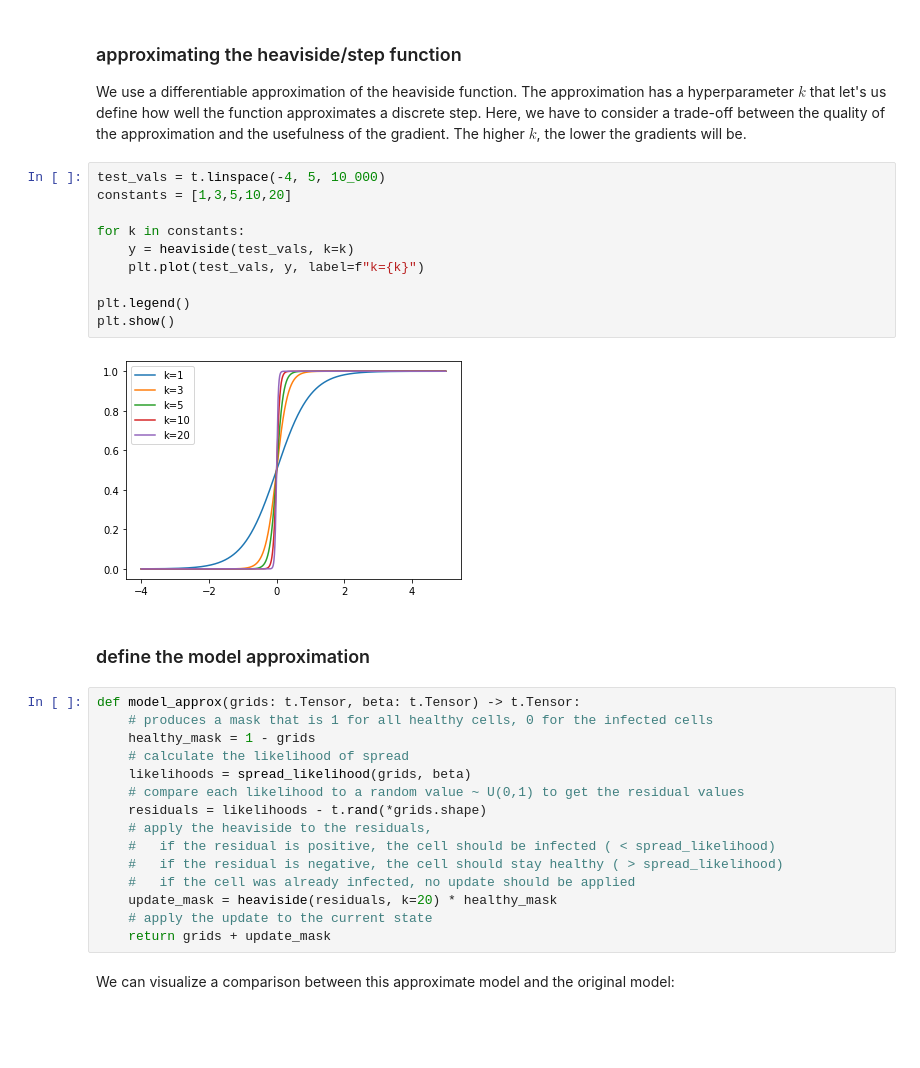
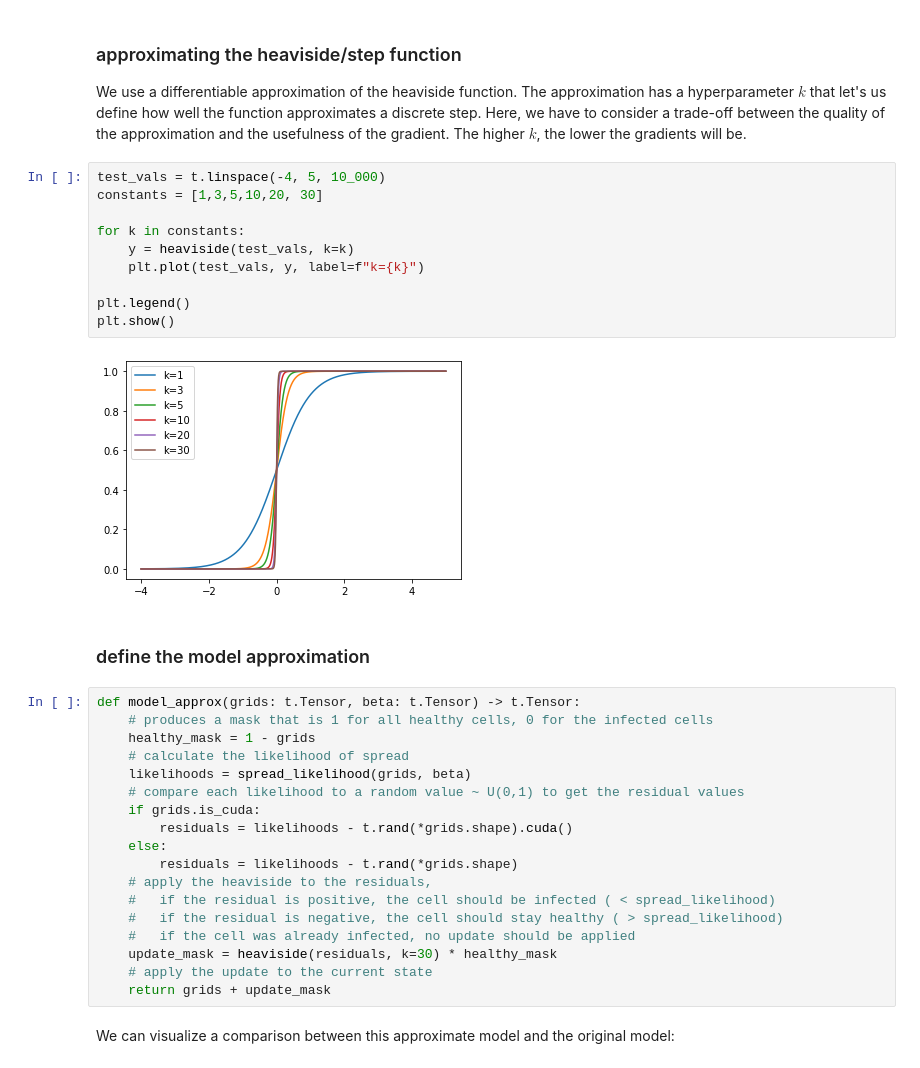
Before and after one commit to JanSchering/Thesis, a Jupyter notebook: si_model/SI_Experiment3.ipynb, the cells around one changed output. Cells and saved outputs as stored; diff of their text form; blank space fills up the shorter version.

```diff
--- a/si_model/SI_Experiment3.ipynb
+++ b/si_model/SI_Experiment3.ipynb
@@ -35,16 +36,16 @@ To solve the issue, we need to find a differentiable approximation of the model
 We use a differentiable approximation of the heaviside function. The approximation has a hyperparameter $k$ that let's us define how well the function approximates a discrete step. Here, we have to consider a trade-off between the quality of the approximation and the usefulness of the gradient. The higher $k$, the lower the gradients will be.
 # %%
 test_vals = t.linspace(-4, 5, 10_000)
-constants = [1,3,5,10,20]
+constants = [1,3,5,10,20, 30]
 
 for k in constants:
     y = heaviside(test_vals, k=k)
     plt.plot(test_vals, y, label=f"k={k}")
 
 plt.legend()
 plt.show()
 # %% [output]
-[figure, old version]
+[figure, new version]
 # %% [markdown]
 ### define the model approximation
 # %%
@@ -54,12 +55,15 @@ def model_approx(grids: t.Tensor, beta: t.Tensor) -> t.Tensor:
     # calculate the likelihood of spread
     likelihoods = spread_likelihood(grids, beta)
     # compare each likelihood to a random value ~ U(0,1) to get the residual values
-    residuals = likelihoods - t.rand(*grids.shape)
+    if grids.is_cuda:
+        residuals = likelihoods - t.rand(*grids.shape).cuda()
+    else:
+        residuals = likelihoods - t.rand(*grids.shape)
     # apply the heaviside to the residuals,
     #   if the residual is positive, the cell should be infected ( < spread_likelihood)
     #   if the residual is negative, the cell should stay healthy ( > spread_likelihood)
     #   if the cell was already infected, no update should be applied
-    update_mask = heaviside(residuals, k=20) * healthy_mask
+    update_mask = heaviside(residuals, k=30) * healthy_mask
     # apply the update to the current state
     return grids + update_mask
 # %% [markdown]
```
Also changed, not shown: parts of 25 cells of this notebook.
